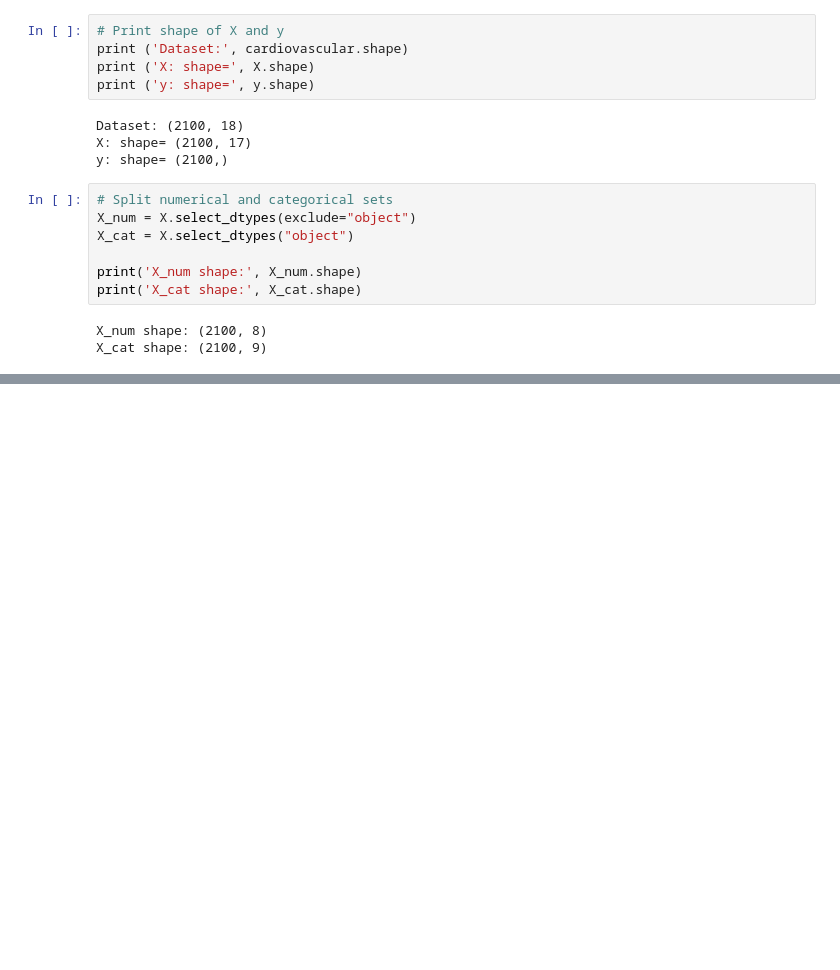
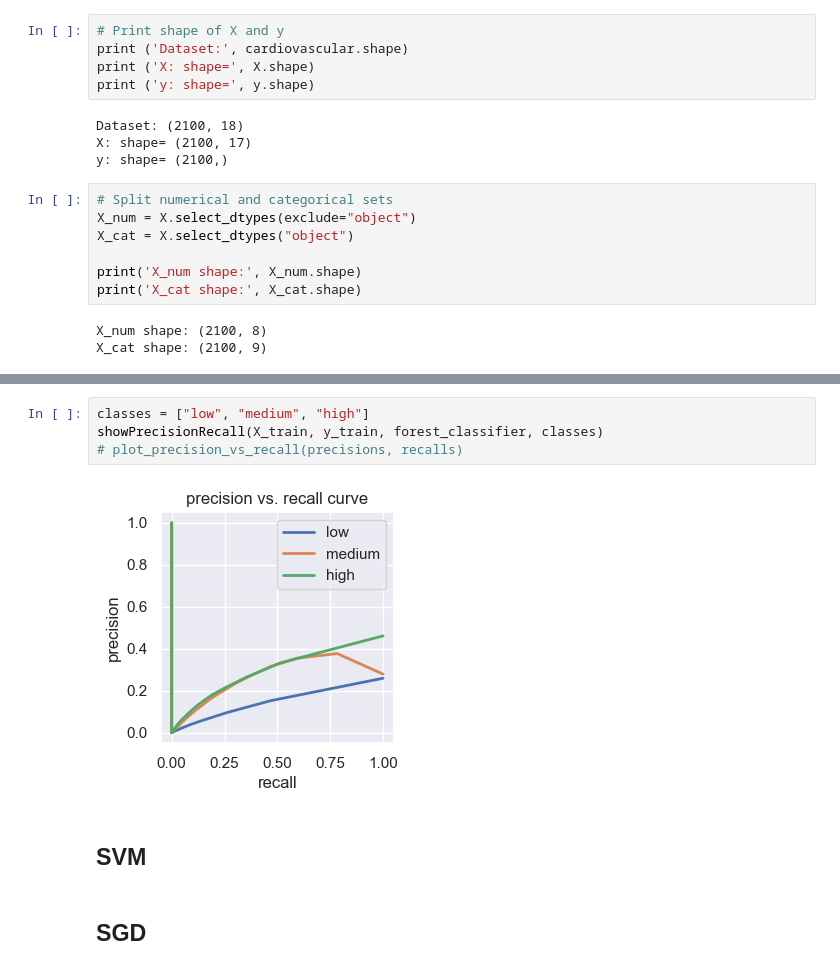
Before and after one commit to Chin-Wai-Yee/AIT_assignment, a Jupyter notebook: G37.ipynb, the cells around one changed output, grey strips where cells are left out. Drawn from its saved outputs; the diff is of its cells as text; blank space fills up the shorter version.

```diff
--- a/G37.ipynb
+++ b/G37.ipynb
@@ -274,0 +455,10 @@ ModuleNotFoundError: No module named 'sklearn'
+# %%
+classes = ["low", "medium", "high"]
+showPrecisionRecall(X_train, y_train, forest_classifier, classes)
+# plot_precision_vs_recall(precisions, recalls)
+# %% [output]
+[figure, added]
+# %% [markdown]
+## SVM
+# %% [markdown]
+## SGD
```
Also changed, not shown: parts of 19 cells of this notebook.
